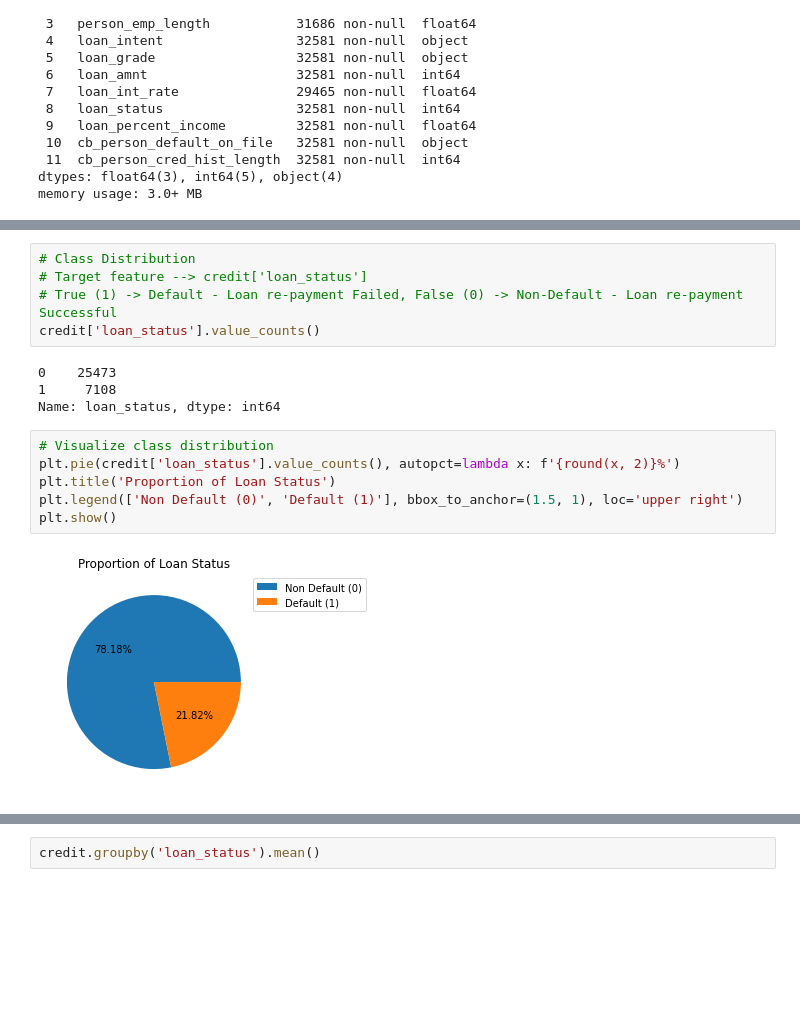
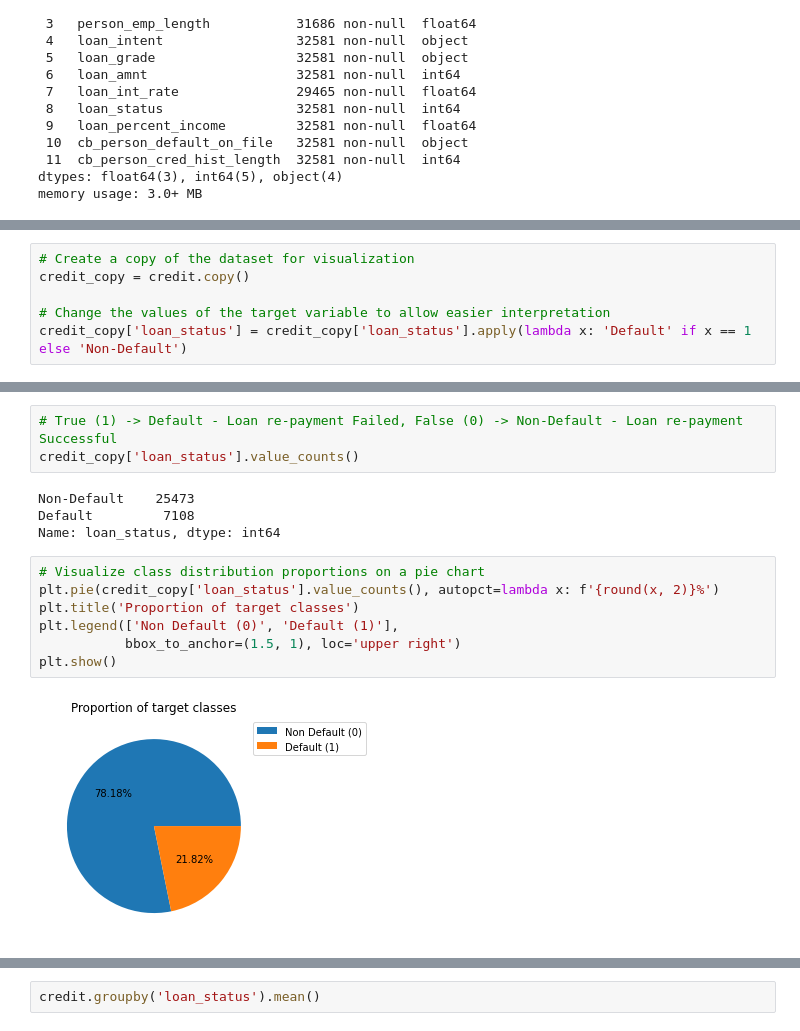
Before and after one commit to valkiss024/credit-risk-analysis, a Jupyter notebook: Credit Analysis.ipynb, the cells around one changed output, grey strips where cells are left out. Cells and saved outputs as stored; diff of their text form; blank space fills up the shorter version.

Commit message:
Added Markdown, and visualization for class distribution

```diff
--- a/Credit Analysis.ipynb
+++ b/Credit Analysis.ipynb
@@ -92,0 +121,6 @@ dtype: float64
+# %%
+# Create a copy of the dataset for visualization
+credit_copy = credit.copy()
+
+# Change the values of the target variable to allow easier interpretation
+credit_copy['loan_status'] = credit_copy['loan_status'].apply(lambda x: 'Default' if x == 1 else 'Non-Default')
@@ -93,17 +135,16 @@ dtype: float64
 # %%
-# Class Distribution
-# Target feature --> credit['loan_status']
 # True (1) -> Default - Loan re-payment Failed, False (0) -> Non-Default - Loan re-payment Successful
-credit['loan_status'].value_counts()
+credit_copy['loan_status'].value_counts()
 # %% [output]
-0    25473
-1     7108
+Non-Default    25473
+Default         7108
 Name: loan_status, dtype: int64
 # %%
-# Visualize class distribution
-plt.pie(credit['loan_status'].value_counts(), autopct=lambda x: f'{round(x, 2)}%')
-plt.title('Proportion of Loan Status')
-plt.legend(['Non Default (0)', 'Default (1)'], bbox_to_anchor=(1.5, 1), loc='upper right')
+# Visualize class distribution proportions on a pie chart
+plt.pie(credit_copy['loan_status'].value_counts(), autopct=lambda x: f'{round(x, 2)}%')
+plt.title('Proportion of target classes')
+plt.legend(['Non Default (0)', 'Default (1)'],
+           bbox_to_anchor=(1.5, 1), loc='upper right')
 plt.show()
 # %% [output]
-[figure, old version]
+[figure, new version]
```
Also changed, not shown: parts of 18 cells of this notebook.
